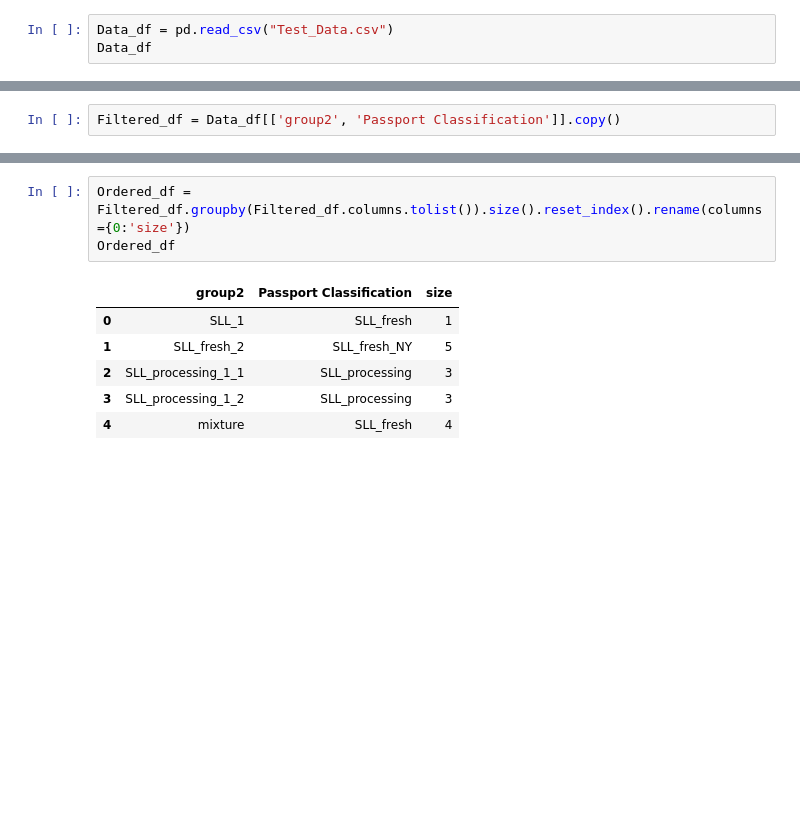
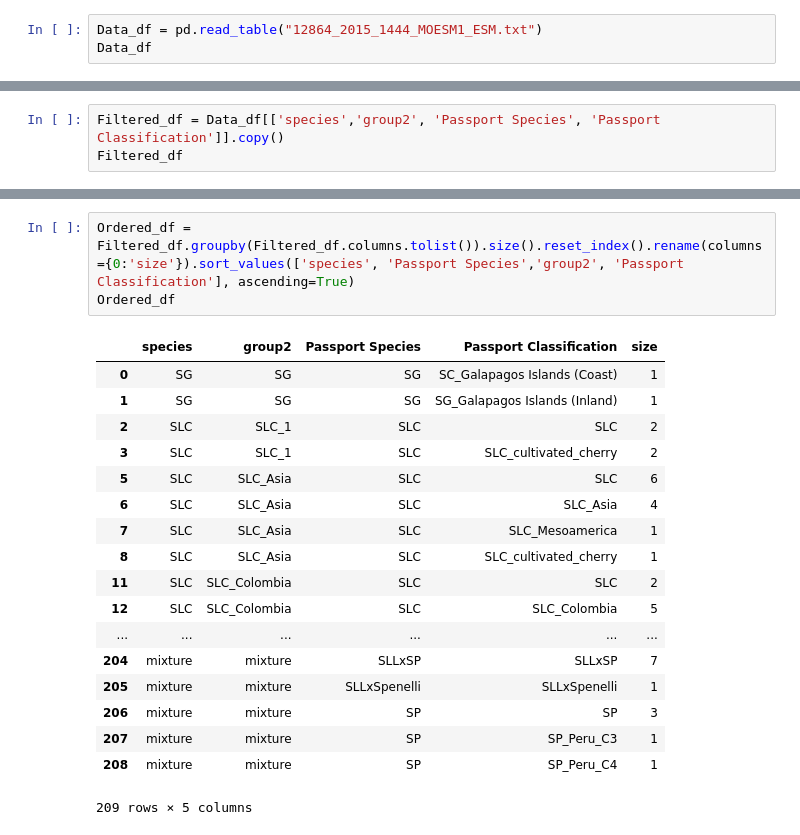
Before and after one commit to LTibbs/BCB546X_MadMaize_final, a Jupyter notebook: code/Classification_Comparison/Figure_4.ipynb, the cells around one changed output, grey strips where cells are left out. Drawn from its saved outputs; the diff is of its cells as text; blank space fills up the shorter version.

```diff
--- a/code/Classification_Comparison/Figure_4.ipynb
+++ b/code/Classification_Comparison/Figure_4.ipynb
@@ -6,5 +20,5 @@ import seaborn as sns
 # %%
-Data_df = pd.read_csv("Test_Data.csv")
+Data_df = pd.read_table("12864_2015_1444_MOESM1_ESM.txt")
 Data_df
 # %% [output]
 |  | Sample | Accession | Original Bank | Genotyping Institution | species | group1 | group2 | Passport Species | ... |
@@ -28,2 +44,3 @@ Data_df
 # %%
-Filtered_df = Data_df[['group2', 'Passport Classification']].copy()
+Filtered_df = Data_df[['species','group2', 'Passport Species', 'Passport Classification']].copy()
+Filtered_df
@@ -50,10 +68,22 @@ Filtered_df
 # %%
-Ordered_df = Filtered_df.groupby(Filtered_df.columns.tolist()).size().reset_index().rename(columns={0:'size'})
+Ordered_df = Filtered_df.groupby(Filtered_df.columns.tolist()).size().reset_index().rename(columns={0:'size'}).sort_values(['species', 'Passport Species','group2', 'Passport Classification'], ascending=True)
 Ordered_df
 # %% [output]
-|  | group2 | Passport Classification | size |
-| 0 | SLL_1 | SLL_fresh | 1 |
-| 1 | SLL_fresh_2 | SLL_fresh_NY | 5 |
-| 2 | SLL_processing_1_1 | SLL_processing | 3 |
-| 3 | SLL_processing_1_2 | SLL_processing | 3 |
-| 4 | mixture | SLL_fresh | 4 |
+|  | species | group2 | Passport Species | Passport Classification | size |
+| 0 | SG | SG | SG | SC_Galapagos Islands (Coast) | 1 |
+| 1 | SG | SG | SG | SG_Galapagos Islands (Inland) | 1 |
+| 2 | SLC | SLC_1 | SLC | SLC | 2 |
+| 3 | SLC | SLC_1 | SLC | SLC_cultivated_cherry | 2 |
+| 5 | SLC | SLC_Asia | SLC | SLC | 6 |
+| 6 | SLC | SLC_Asia | SLC | SLC_Asia | 4 |
+| 7 | SLC | SLC_Asia | SLC | SLC_Mesoamerica | 1 |
+| 8 | SLC | SLC_Asia | SLC | SLC_cultivated_cherry | 1 |
+| 11 | SLC | SLC_Colombia | SLC | SLC | 2 |
+| 12 | SLC | SLC_Colombia | SLC | SLC_Colombia | 5 |
+| ... | ... | ... | ... | ... | ... |
+| 204 | mixture | mixture | SLLxSP | SLLxSP | 7 |
+| 205 | mixture | mixture | SLLxSpenelli | SLLxSpenelli | 1 |
+| 206 | mixture | mixture | SP | SP | 3 |
+| 207 | mixture | mixture | SP | SP_Peru_C3 | 1 |
+| 208 | mixture | mixture | SP | SP_Peru_C4 | 1 |
+209 rows × 5 columns
```
Also changed, not shown: parts of 15 cells of this notebook.
